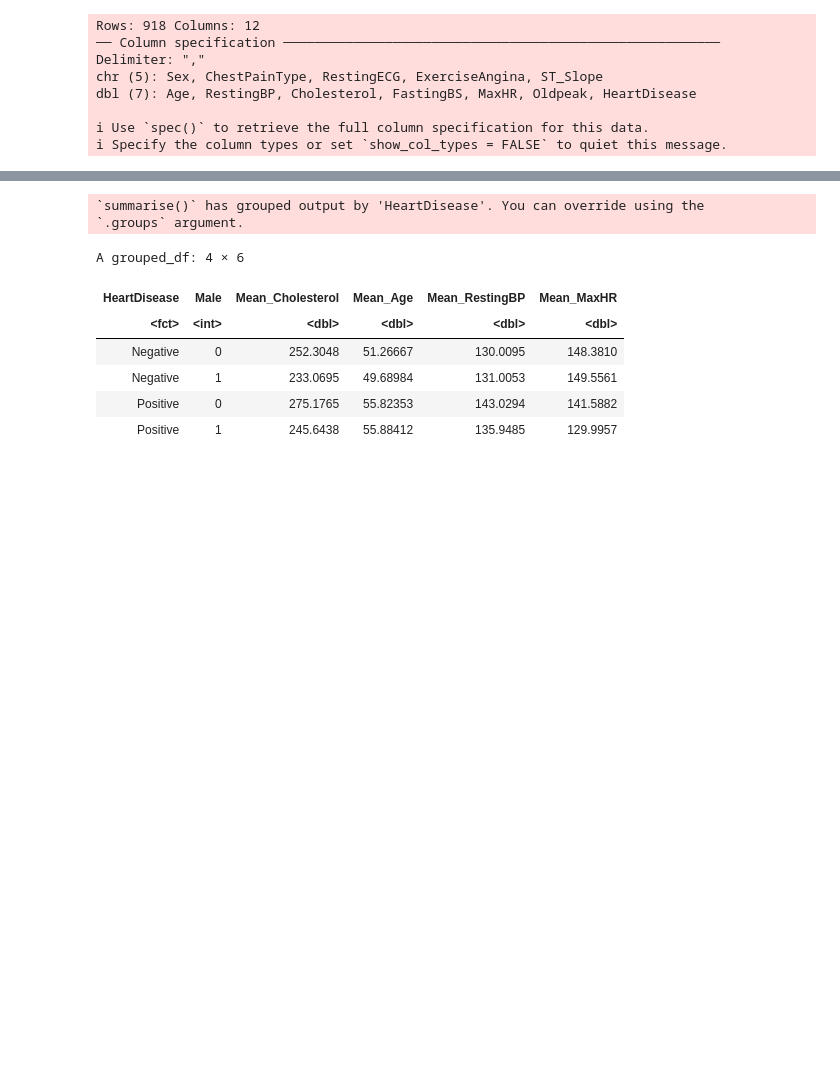
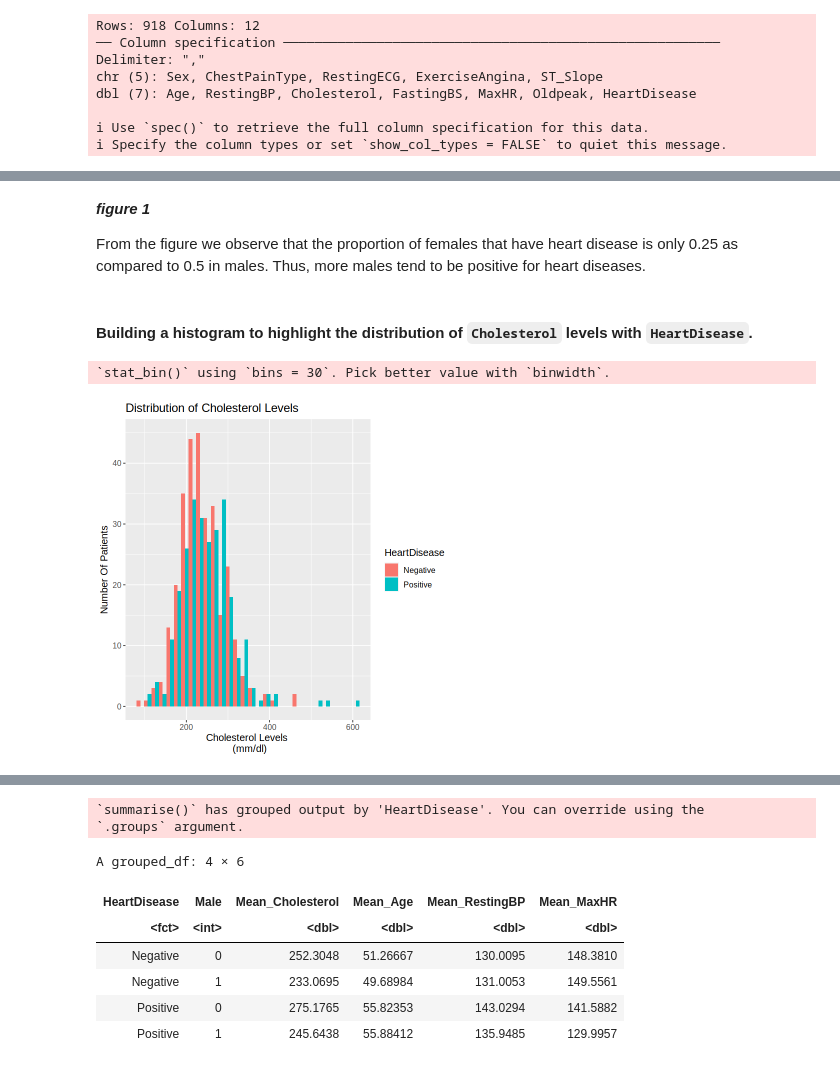
Before and after one commit to jeffreyykim/DSCI-project-009-40-Group_Contract, a Jupyter notebook: 009_Group40_Report.ipynb.ipynb, the cells around one changed output, grey strips where cells are left out. Cells and saved outputs as stored; diff of their text form; code cells hidden in the pictures; blank space fills up the shorter version.

```diff
--- a/009_Group40_Report.ipynb.ipynb
+++ b/009_Group40_Report.ipynb.ipynb
@@ -124,0 +159,15 @@ Computational engine: kknn
+# %% [markdown]
+***figure 1***
+
+From the figure we observe that the proportion of females that have heart disease is only 0.25 as compared to 0.5 in males. Thus, more males tend to be positive for heart diseases.
+# %% [markdown]
+#### Building a histogram to highlight the distribution of `Cholesterol` levels with `HeartDisease`.
+# %%
+options(repr.plot.width = 6, repr.plot.height = 6)
+cholesterol_dist <- ggplot(training_data, aes(x = Cholesterol, fill = HeartDisease)) + geom_histogram(position = "dodge") +
+         labs(x = "Cholesterol Levels \n (mm/dl)", y = "Number Of Patients", colour = "Heart Disease") + ggtitle("Distribution of Cholesterol Levels") +
+         theme(text = element_text(size=12))
+cholesterol_dist
+# %% [output]
+`stat_bin()` using `bins = 30`. Pick better value with `binwidth`.
+[figure, added]
```
Also changed, not shown: parts of 47 cells of this notebook.
